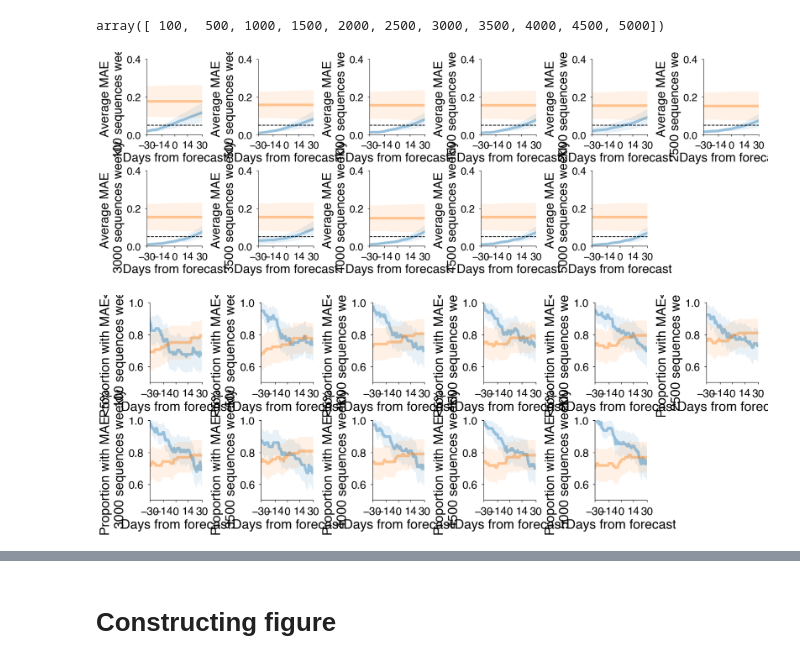
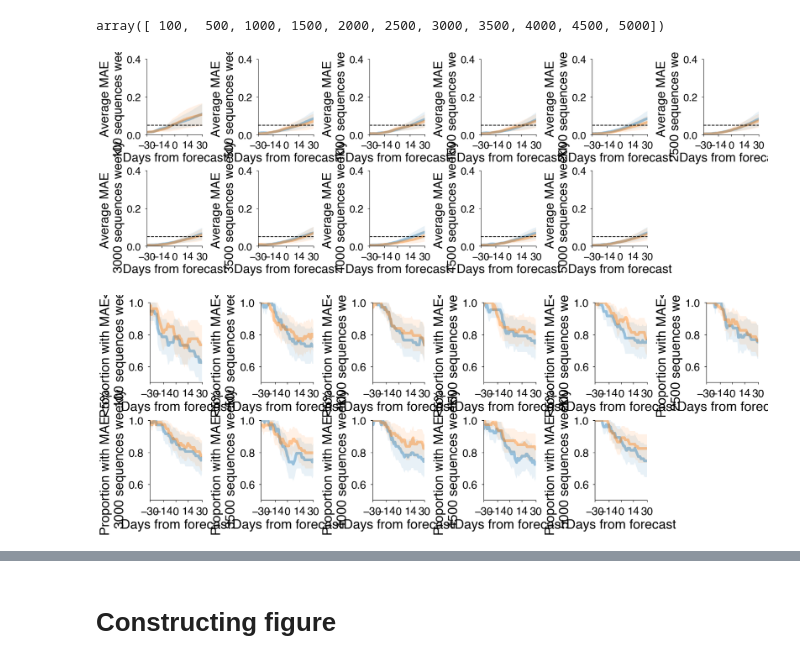
Before and after one commit to blab/ncov-forecasting-fit, a Jupyter notebook: notebooks/downscaling_plots.ipynb, the cells around one changed output, grey strips where cells are left out. Drawn from its saved outputs; the diff is of its cells as text; code cells hidden in the pictures.

```diff
--- a/notebooks/downscaling_plots.ipynb
+++ b/notebooks/downscaling_plots.ipynb
@@ -250,7 +250,7 @@ for t, thres in enumerate(threses):
 
     simplify_axes(ax)
     plot_error_by_thres(ax, mean_mae, thres, location="United Kingdom", ylabel=f"Average MAE \n {thres} sequences weekly")
-    plot_error_by_thres(ax, mean_mae, thres, location="Denmark", ylabel=f"Average MAE \n {thres} sequences weekly")
+    plot_error_by_thres(ax, mean_mae, thres, location="Germany", ylabel=f"Average MAE \n {thres} sequences weekly")
 
     ax.set_ylim((0.,0.4))
     ax.set_xlim((-30,30))
@@ -262,7 +262,7 @@ for t, thres in enumerate(threses):
 # Can we make a companion figure for this that shows what each countries sequencing effort
 # looks like currently in terms of sequences weekly (can tie in colors from rest of manuscript)
 # %% [output]
-[figure, old version]
+[figure, new version]
 # %%
 # Porportion less than desired_threshold
 # %%
@@ -287,36 +287,35 @@ def plot_accept_by_thres(ax, mean_accept, thres, location, ylabel=None):
     if lead is not None:
         _mean_accept = _mean_accept[_mean_accept.thres == thres]
 
     _mean_accept = _mean_accept[_mean_accept.location == location]
 
     ax.plot(_mean_accept.lead, _mean_accept.acceptable_mean, alpha=0.4)
     ax.fill_between(_mean_accept.lead,
                     _mean_accept.acceptable_mean - 2*_mean_accept.acceptable_sem,
                     _mean_accept.acceptable_mean + 2*_mean_accept.acceptable_sem,
                     alpha=0.1)
 
     ax.set_xlabel("Days from forecast")
     ax.set_ylabel(ylabel)
 
 #ax = fig.add_subplot(spec[0])
 for t, thres in enumerate(threses):
     ax = fig.add_subplot(spec[t])
 
     if t == 0:
         ax0 = ax
     else:
         ax.sharey(ax0)
 
     simplify_axes(ax)
     plot_accept_by_thres(ax, mean_acceptable, thres, "United Kingdom", ylabel=f"Proportion with MAE<5% \n {thres} sequences weekly")
-    plot_accept_by_thres(ax, mean_acceptable, thres, "Denmark", ylabel=f"Proportion with MAE<5% \n {thres} sequences weekly")
-    plot_accept_by_thres(ax, mean_acceptable, thres, "Monaco", ylabel=f"Proportion with MAE<5% \n {thres} sequences weekly")
+    plot_accept_by_thres(ax, mean_acceptable, thres, "Germany", ylabel=f"Proportion with MAE<5% \n {thres} sequences weekly")
 
     ax.set_ylim((0.5,1.))
     ax.set_xlim((-30,30))
     ax.set_xticks([-30, -14, 0, 14, 30]) # Can find first point you cross accuracy threshold @ each sequencing thres
 # %% [output]
-[figure, old version]
+[figure, new version]
 # %%
 # Thre
 
```
Also changed, not shown: parts of 7 cells of this notebook, 16 other files.
